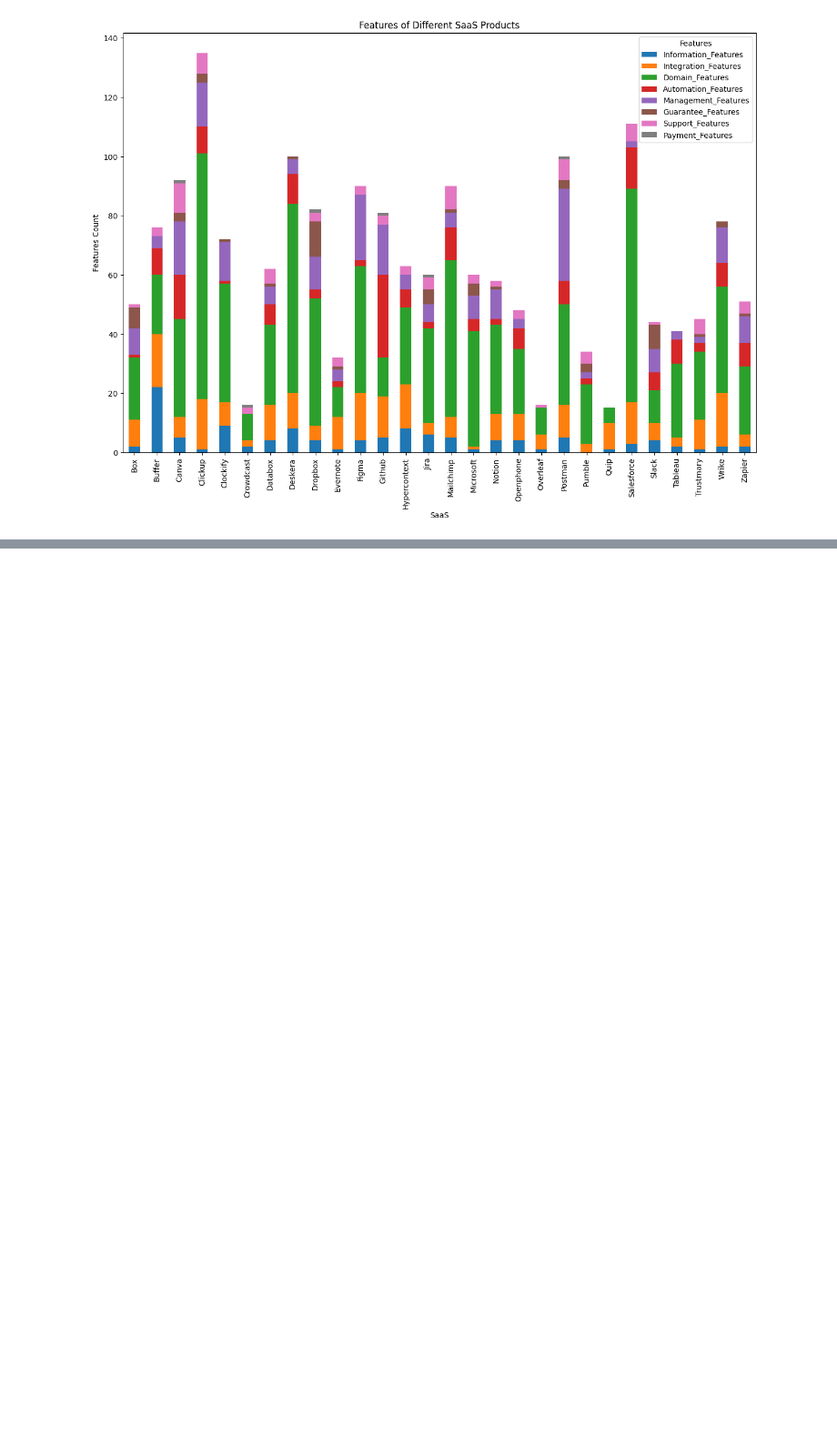
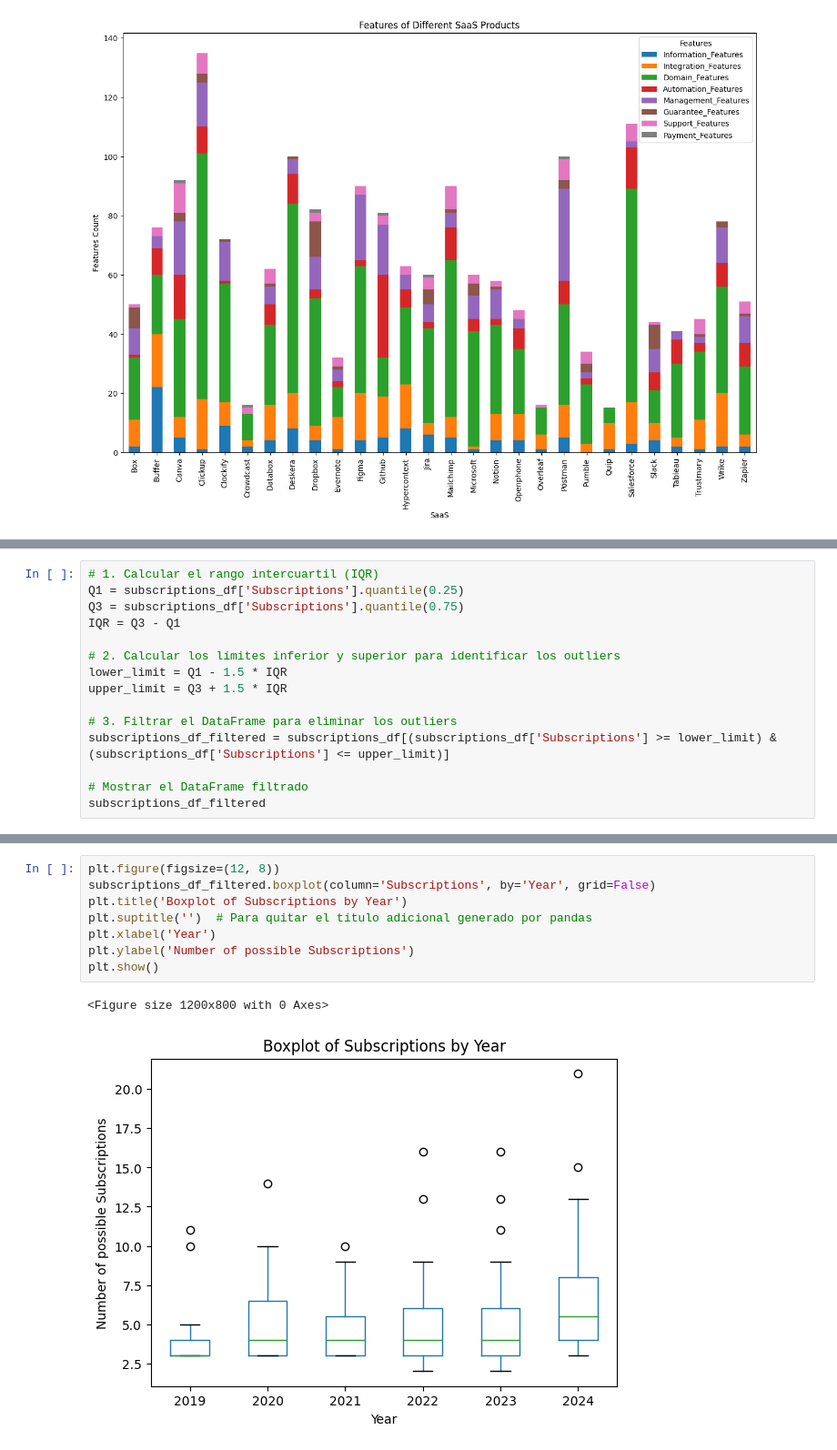
Before and after one commit to isa-group/SaaS-analysis, a Jupyter notebook: scripts/analytics/figures.ipynb, the cells around one changed output, grey strips where cells are left out. Shown at 91% size. Cells and saved outputs as stored; diff of their text form; blank space fills up the shorter version.

Commit message:
Feat: Additional figures

```diff
--- a/scripts/analytics/figures.ipynb
+++ b/scripts/analytics/figures.ipynb
@@ -851,0 +974,15 @@ plt.show()
+# %%
+# 1. Calcular el rango intercuartil (IQR)
+Q1 = subscriptions_df['Subscriptions'].quantile(0.25)
+Q3 = subscriptions_df['Subscriptions'].quantile(0.75)
+IQR = Q3 - Q1
+
+# 2. Calcular los límites inferior y superior para identificar los outliers
+lower_limit = Q1 - 1.5 * IQR
+upper_limit = Q3 + 1.5 * IQR
+
+# 3. Filtrar el DataFrame para eliminar los outliers
+subscriptions_df_filtered = subscriptions_df[(subscriptions_df['Subscriptions'] >= lower_limit) & (subscriptions_df['Subscriptions'] <= upper_limit)]
+
+# Mostrar el DataFrame filtrado
+subscriptions_df_filtered
@@ -851,0 +1003,11 @@ plt.show()
+# %%
+plt.figure(figsize=(12, 8))
+subscriptions_df_filtered.boxplot(column='Subscriptions', by='Year', grid=False)
+plt.title('Boxplot of Subscriptions by Year')
+plt.suptitle('')  # Para quitar el título adicional generado por pandas
+plt.xlabel('Year')
+plt.ylabel('Number of possible Subscriptions')
+plt.show()
+# %% [output]
+<Figure size 1200x800 with 0 Axes>
+[figure, added]
```
Also changed, not shown: parts of 7 cells of this notebook, 3 other files.
